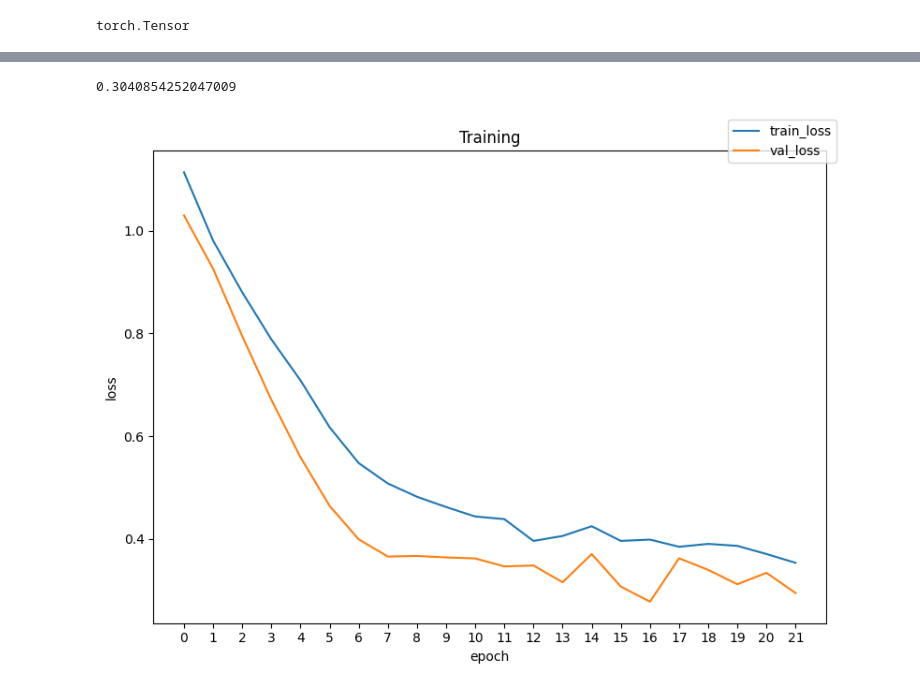
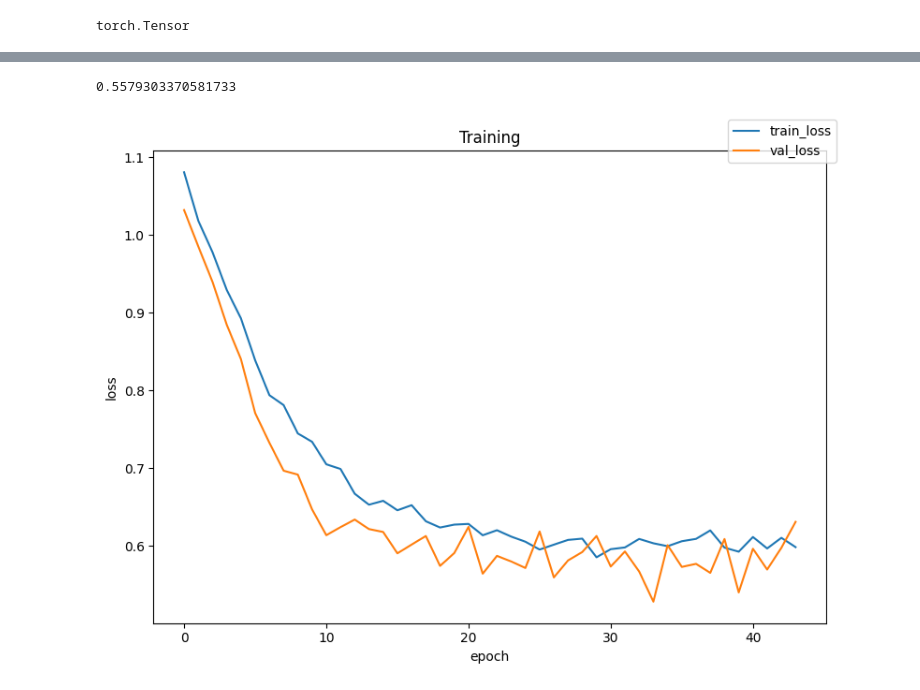
Before and after one commit to HenryGunadi/diffusion-garch, a Jupyter notebook: notebooks/ml/train.ipynb, the cells around one changed output, grey strips where cells are left out. Drawn from its saved outputs; the diff is of its cells as text; code cells hidden in the pictures.

```diff
--- a/notebooks/ml/train.ipynb
+++ b/notebooks/ml/train.ipynb
@@ -48,17 +55,20 @@ window_size = 32
 train_data = Returns(
   raw_returns=train_raw_snp500,
   window_size=window_size,
-  transform=log_transform
+  transform=log_transform,
+  standard=True
 )
 val_data = Returns(
   raw_returns=val_raw_snp500,
   window_size=window_size,
-  transform=log_transform
+  transform=log_transform,
+  standard=True
 )
 test_data = Returns(
   raw_returns=test_raw_snp500,
   window_size=window_size,
-  transform=log_transform
+  transform=log_transform,
+  standard=True
 )
 
 len(train_data), len(val_data), len(test_data)
@@ -116,10 +137,19 @@ save_path = dir / "models"
 # %%
 loss_fn = RMSELoss()
 optimizer = torch.optim.Adam(model.parameters(), lr=1e-3)
+scheduler = torch.optim.lr_scheduler.ReduceLROnPlateau(
+  optimizer=optimizer,
+  mode='min',
+  factor=0.6,
+  patience=2,
+  threshold=1e-4
+)
+
+
 early_stop = EarlyStopping(
   model=model,
   save_path=save_path,
-  patience=5,
+  patience=10,
   delta=0,
   file_name="model_v0.pth",
   verbose=True
@@ -133,7 +163,7 @@ train_result = train(
   epochs=100,
   alpha_hats=alpha_hats,
   model=model,
-  scheduler=None,
+  scheduler=scheduler,
   early_stopping=early_stop,
   device=device,
   T=T
@@ -174,21 +216,21 @@ test_result = evaluate(
 )
 test_result
 # %% [output]
-0.3040854252047009
+0.5579303370581733
 # %%
 n_epochs = np.arange(0, len(train_result["train_loss"]))
 
 fig, ax = plt.subplots(figsize=(8, 6))
 ax.plot(n_epochs, train_result["train_loss"], label="train_loss")
 ax.plot(n_epochs, train_result["val_loss"], label="val_loss")
-ax.set_xticks(n_epochs)
+# ax.set_xticks(n_epochs)
 
 ax.set_title("Training")
 ax.set_ylabel("loss")
 ax.set_xlabel("epoch")
 fig.legend()
 
 plt.tight_layout()
 plt.show()
 # %% [output]
-[figure, old version]
+[figure, new version]
```
Also changed, not shown: parts of 5 cells of this notebook, 9 other files.
